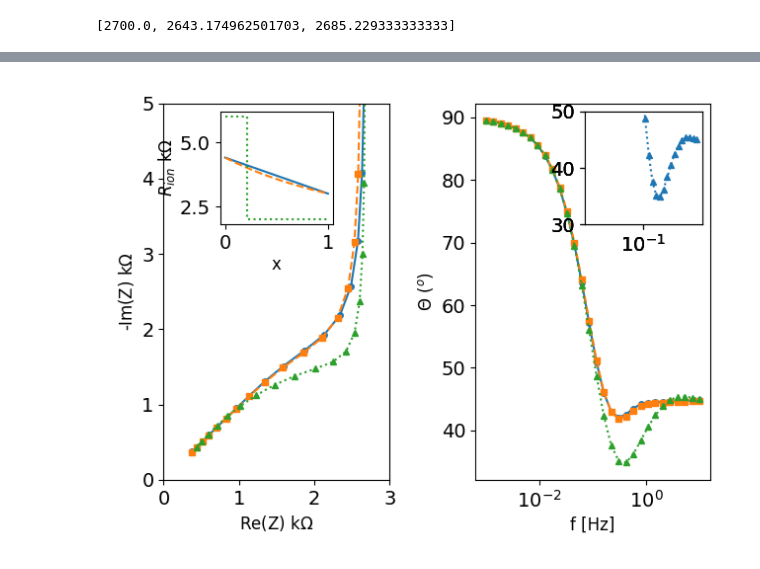
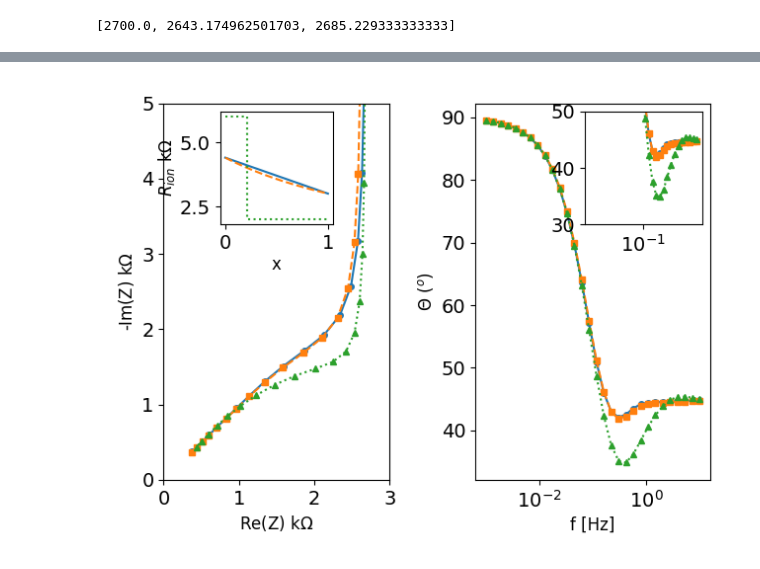
Before and after one commit to Yugal0/fitting-eis-dipangle-analysis, a Jupyter notebook: figure_flow.ipynb, the cells around one changed output, grey strips where cells are left out. Cells and saved outputs as stored; diff of their text form; code cells hidden in the pictures.

```diff
--- a/figure_flow.ipynb
+++ b/figure_flow.ipynb
@@ -124,7 +125,7 @@ fig, axs = plt.subplots(1,2)
 ax_nyq=axs[0]
 # ax_inset=inset_axes(ax,width="50%",height="30%",loc="upper right")
 ax_prof=inset_axes(ax_nyq,width="50%",height="30%",loc="upper center")
-ax_prof=
+# ax_prof=
 for prof,c,ls in zip(profiles,c_all,linestyles):
     ax_prof.set_xlabel("x",labelpad=2)
     ax_prof.set_ylabel("$R_{ion}$ k$\Omega$",labelpad=2)
@@ -149,6 +150,8 @@ for z,ls,m in zip(z_all,linestyles,markers):
 
 
 ax_bode=axs[1]
+ax_b_zoom=inset_axes(ax_bode,width="50%",height="30%",loc="upper right")
+
 for z,ls,m in zip(z_all,linestyles,markers):
     ax_bode.plot(f,-np.angle(z,deg=True),linestyle=ls,marker=m)
     ax_bode.set_xlabel("f [Hz]")
@@ -157,7 +160,6 @@ for z,ls,m in zip(z_all,linestyles,markers):
     theta_min=min(-np.angle(z,deg=True))
     print(theta_min)
 
-    ax_b_zoom=inset_axes(ax_bode,width="50%",height="30%",loc="upper right")
     ax_b_zoom.plot(f,-np.angle(z,deg=True),linestyle=ls,marker=m)
     ax_b_zoom.set_xscale("log")
     ax_b_zoom.set_ylim(30,50)
@@ -174,4 +176,4 @@ fig.tight_layout()
-[figure, old version]
+[figure, new version]
 # %%
 # import matplotlib.pyplot as plt
 
```
Also changed, not shown: parts of 2 cells of this notebook.
